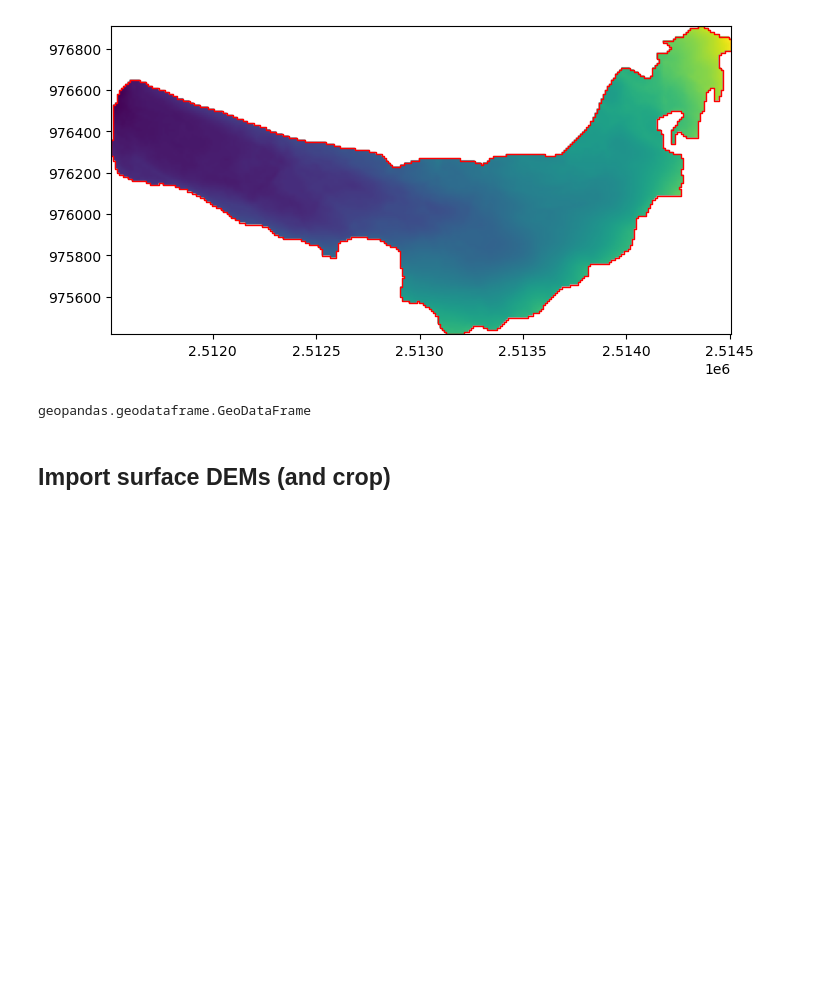
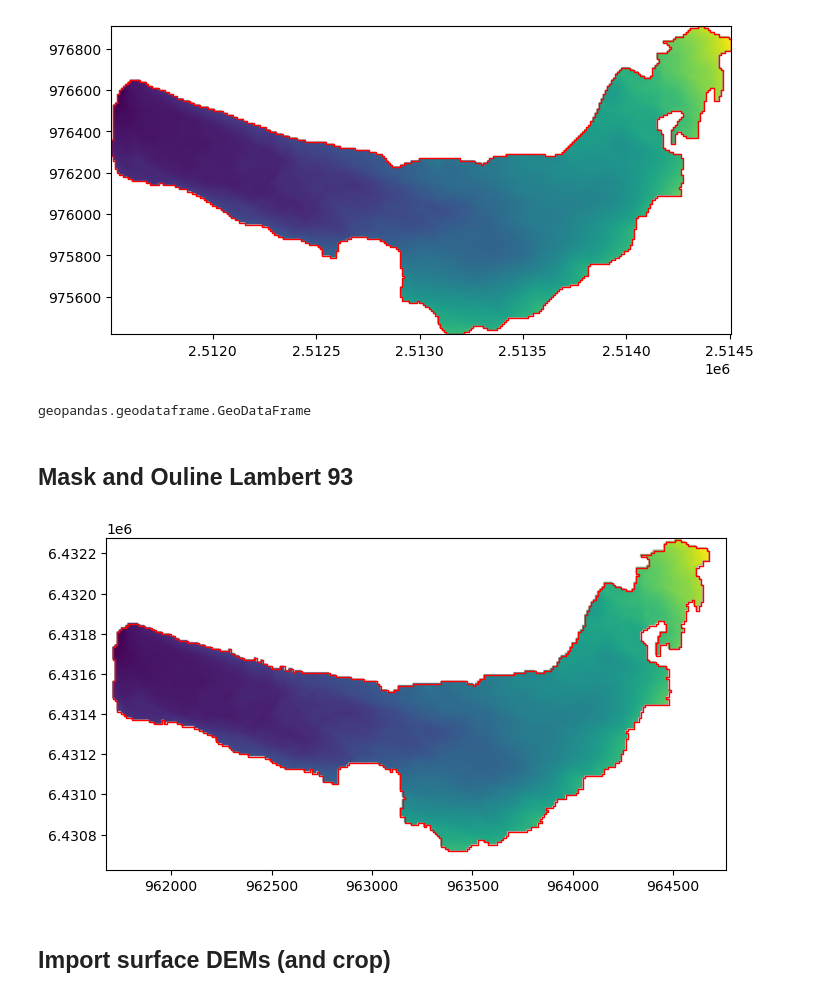
Before and after one commit to christopheogier/bonne_pierre_hydraulic_barriers, a Jupyter notebook: notebooks/DEM_handling.ipynb, the cells around one changed output. Saved outputs shown, nothing was run; the diff lists cells and outputs as text; code cells hidden in the pictures; blank space fills up the shorter version.

```diff
--- a/notebooks/DEM_handling.ipynb
+++ b/notebooks/DEM_handling.ipynb
@@ -412,6 +412,35 @@ plt.show()
 type(gdf)
 # %% [output]
 geopandas.geodataframe.GeoDataFrame
+# %% [markdown]
+## Mask and Ouline Lambert 93
+# %%
+# Read the first band of the raster (assuming it's a single-band raster)
+bed_ige_rio = bed_ige.to_rio_dataset()
+bed_mask_data_l93 = bed_ige_rio.read(1)  # Extracts the raster as a NumPy array
+
+# Convert to a binary mask (if needed)
+bed_mask_data_l93 = (bed_mask_data_l93 > 0).astype(np.uint8)
+
+# Extract shapes directly using the transform from bed_mask
+shapes_gen = shapes(bed_mask_data_l93, transform=bed_ige_rio.transform)
+
+# Convert shapes to geometries
+geometries = [shape(geom) for geom, value in shapes_gen if value == 1]
+
+# Convert to GeoDataFrame
+gdf = gpd.GeoDataFrame(geometry=geometries, crs=bed_ige_rio.crs.to_wkt())
+
+# Save to a shapefile
+gdf.to_file(os.path.join(datadir_out,"bed_outline_l93.shp"))
+
+# Open the raster from bed_mask directly
+fig, ax = plt.subplots(figsize=(8, 8))
+rasterio.plot.show(bed_ige_rio, ax=ax)  # Plot raster
+gdf.plot(ax=ax, edgecolor='red', facecolor="none")  # Overlay shapefile
+plt.show()
+# %% [output]
+[figure, added]
 # %% [markdown]
 ## Import surface DEMs (and crop) ##
 # %%
```
Also changed, not shown: parts of 11 cells of this notebook, 1 other file.
